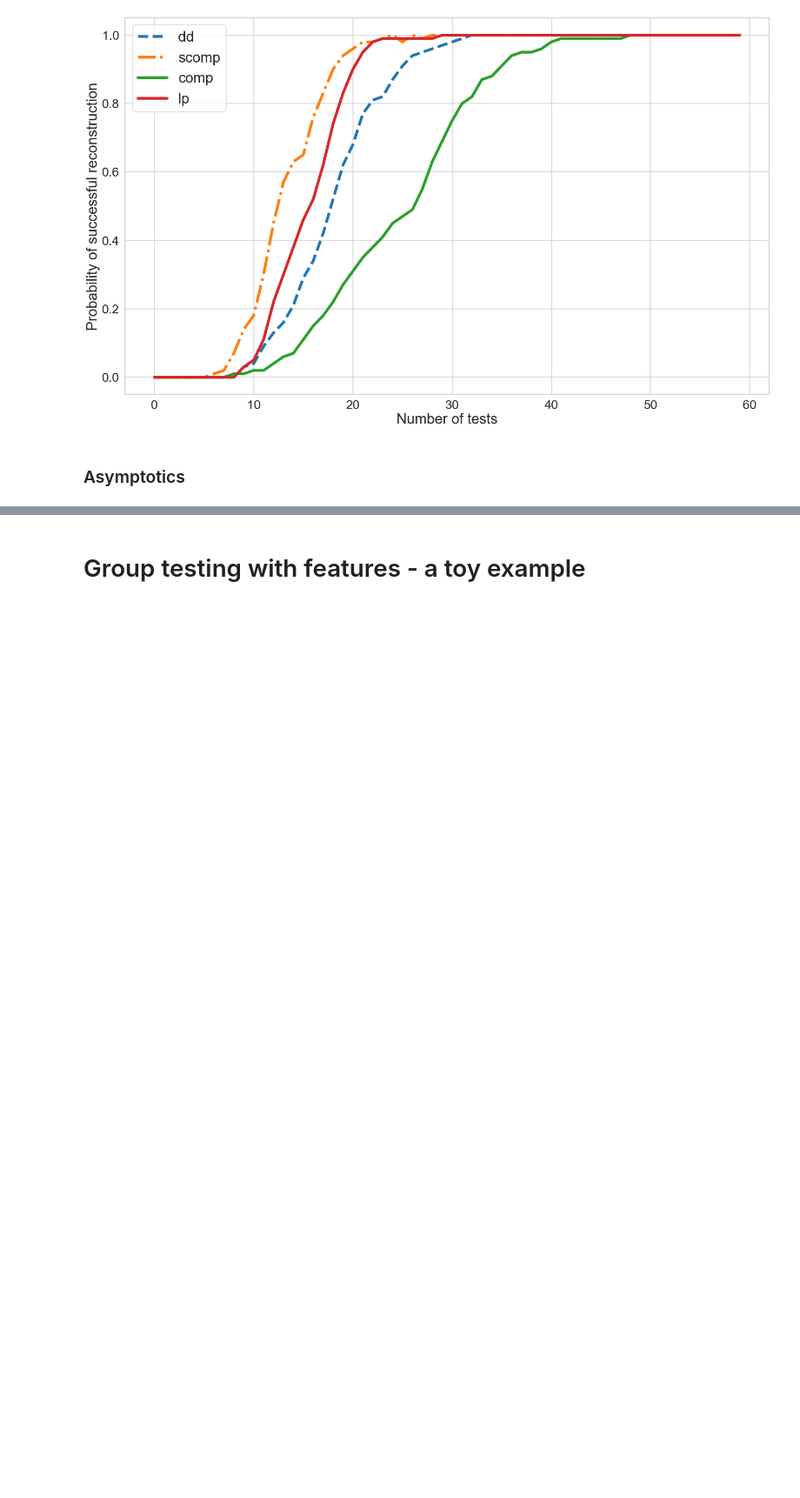
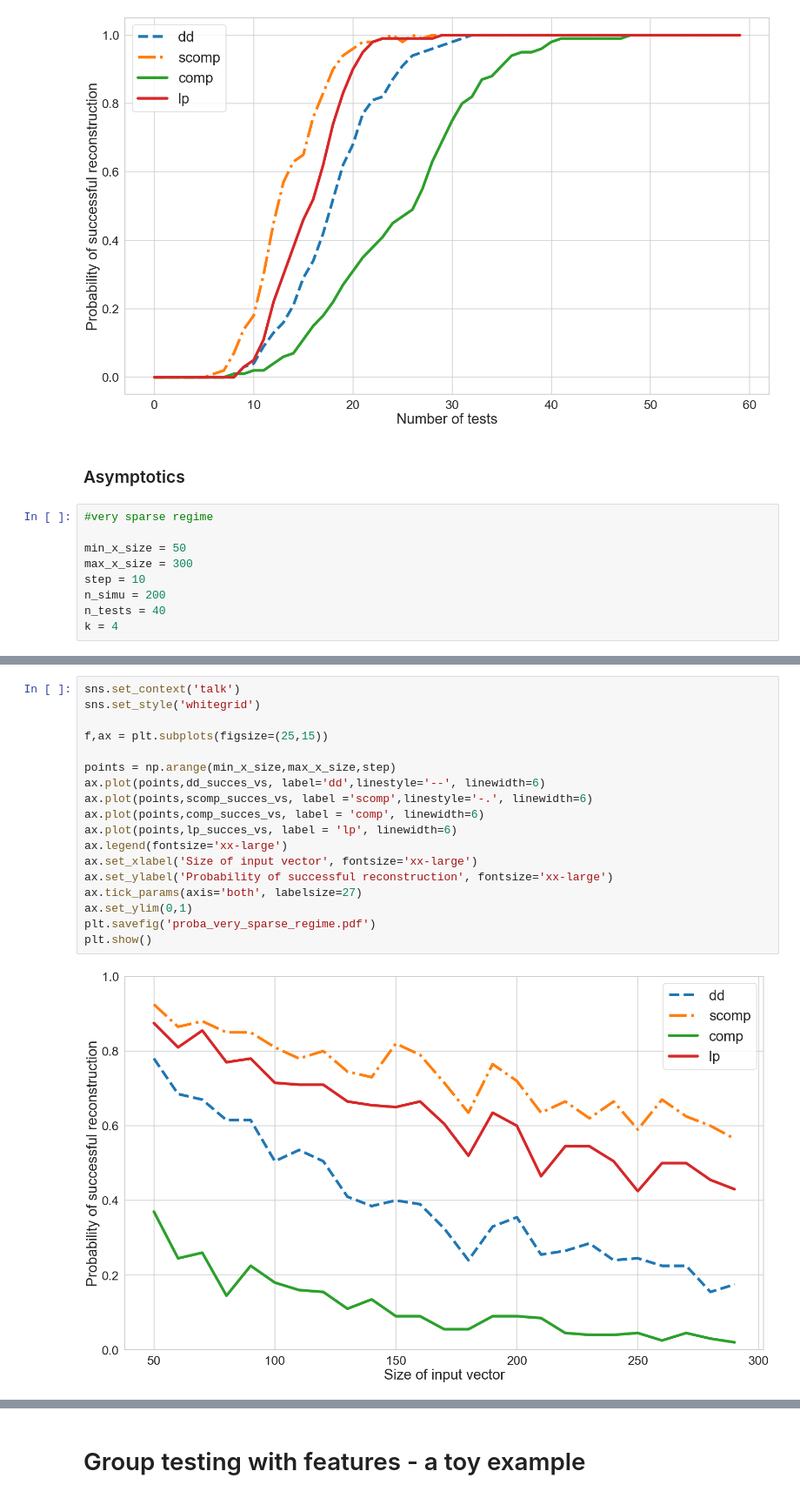
Before and after one commit to LinusBleistein/Group-testing-with-knowledge, a Jupyter notebook: Tests.ipynb, the cells around one changed output, grey strips where cells are left out. Shown at 87% size. Drawn from its saved outputs; the diff is of its cells as text; blank space fills up the shorter version.

Commit message:
added asymptotical tests

```diff
--- a/Tests.ipynb
+++ b/Tests.ipynb
@@ -362,3 +362,12 @@ plt.show()
 [figure]
 # %% [markdown]
 ### Asymptotics
+# %%
+#very sparse regime
+
+min_x_size = 50
+max_x_size = 300
+step = 10
+n_simu = 200
+n_tests = 40
+k = 4
@@ -364,0 +413,20 @@ plt.show()
+# %%
+sns.set_context('talk')
+sns.set_style('whitegrid')
+
+f,ax = plt.subplots(figsize=(25,15))
+
+points = np.arange(min_x_size,max_x_size,step)
+ax.plot(points,dd_succes_vs, label='dd',linestyle='--', linewidth=6)
+ax.plot(points,scomp_succes_vs, label ='scomp',linestyle='-.', linewidth=6)
+ax.plot(points,comp_succes_vs, label = 'comp', linewidth=6)
+ax.plot(points,lp_succes_vs, label = 'lp', linewidth=6)
+ax.legend(fontsize='xx-large')
+ax.set_xlabel('Size of input vector', fontsize='xx-large')
+ax.set_ylabel('Probability of successful reconstruction', fontsize='xx-large')
+ax.tick_params(axis='both', labelsize=27)
+ax.set_ylim(0,1)
+plt.savefig('proba_very_sparse_regime.pdf')
+plt.show()
+# %% [output]
+[figure, added]
```
Also changed, not shown: parts of 7 cells of this notebook.
